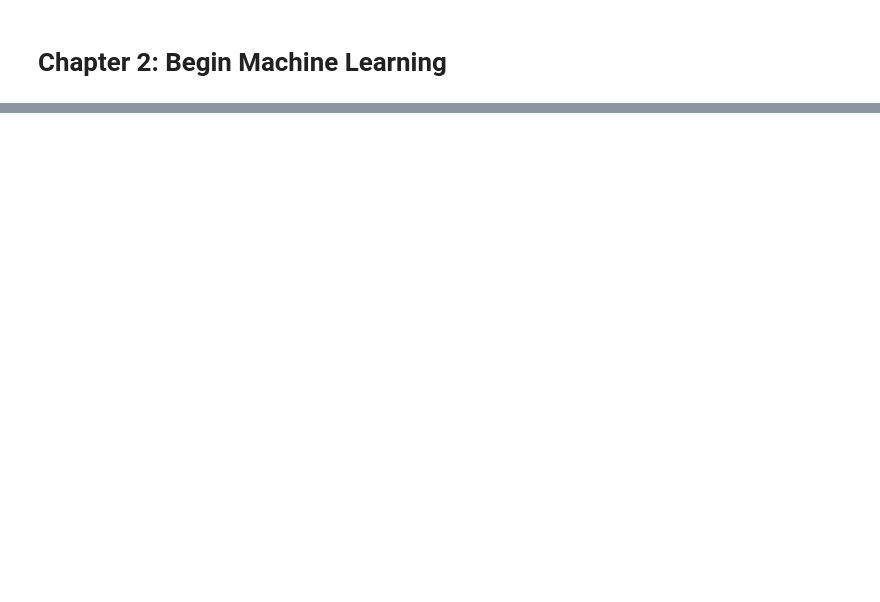
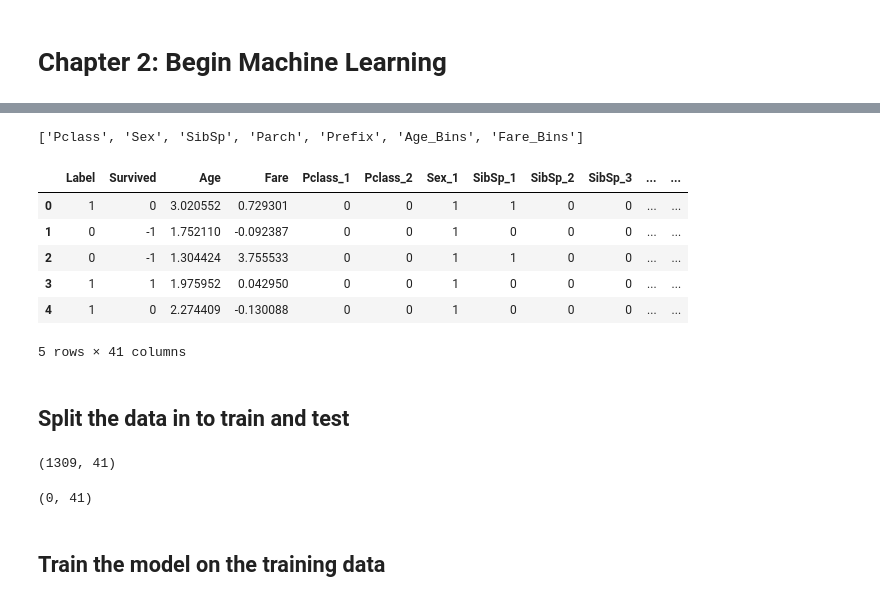
Before and after one commit to mdpurvis/kaggle_competitions, a Jupyter notebook: titanic/notebooks/02 Data Modeling v1.ipynb, the cells around one changed output, grey strips where cells are left out. Drawn from its saved outputs; the diff is of its cells as text; code cells hidden in the pictures; blank space fills up the shorter version.

Commit message:
Beginning modeling part 2 - finishing later today

```diff
--- a/titanic/notebooks/02 Data Modeling v1.ipynb
+++ b/titanic/notebooks/02 Data Modeling v1.ipynb
@@ -63,0 +135,3 @@ df.loc[df['Fare_Bins'].isnull()]
+# %%
+# Merge the non-numerical and the scaled numerical columns
+df1 = pd.merge(df,standardized_df, left_index=True, right_index=True, how = 'left')
@@ -63,0 +144,3 @@ df.loc[df['Fare_Bins'].isnull()]
+# %%
+for ea in df1.select_dtypes('object').columns:
+    df1[ea] = df1[ea].astype('category').cat.codes
@@ -63,0 +194,7 @@ df.loc[df['Fare_Bins'].isnull()]
+# %%
+ea = ['Pclass', 'Sex', 'SibSp', 'Parch','Prefix', 'Age_Bins', 'Fare_Bins', 'Survived']
+
+for ea in ea:
+    df1[ea] = df1[ea].astype('object')
+
+df1.info()
@@ -63,0 +220,18 @@ df.loc[df['Fare_Bins'].isnull()]
+# %%
+categorical = list(df1.select_dtypes('object').columns.drop('Survived'))
+categorical
+# %% [output]
+['Pclass', 'Sex', 'SibSp', 'Parch', 'Prefix', 'Age_Bins', 'Fare_Bins']
+# %%
+df1 = pd.get_dummies(data = df1, columns = categorical, drop_first = True)
+df1.head()
+# %% [output]
+|  | Label | Survived | Age | Fare | Pclass_1 | Pclass_2 | Sex_1 | SibSp_1 | SibSp_2 | SibSp_3 | ... | ... |
+| 0 | 1 | 0 | 3.020552 | 0.729301 | 0 | 0 | 1 | 1 | 0 | 0 | ... | ... |
+| 1 | 0 | -1 | 1.752110 | -0.092387 | 0 | 0 | 1 | 0 | 0 | 0 | ... | ... |
+| 2 | 0 | -1 | 1.304424 | 3.755533 | 0 | 0 | 1 | 1 | 0 | 0 | ... | ... |
+| 3 | 1 | 1 | 1.975952 | 0.042950 | 0 | 0 | 1 | 0 | 0 | 0 | ... | ... |
+| 4 | 1 | 0 | 2.274409 | -0.130088 | 0 | 0 | 1 | 0 | 0 | 0 | ... | ... |
+5 rows × 41 columns
+# %% [markdown]
+## Split the data in to train and test
@@ -63,0 +241,10 @@ df.loc[df['Fare_Bins'].isnull()]
+# %%
+train.shape
+# %% [output]
+(1309, 41)
+# %%
+test.shape
+# %% [output]
+(0, 41)
+# %% [markdown]
+## Train the model on the training data
```
Also changed, not shown: parts of 32 cells of this notebook, 2 other files.
